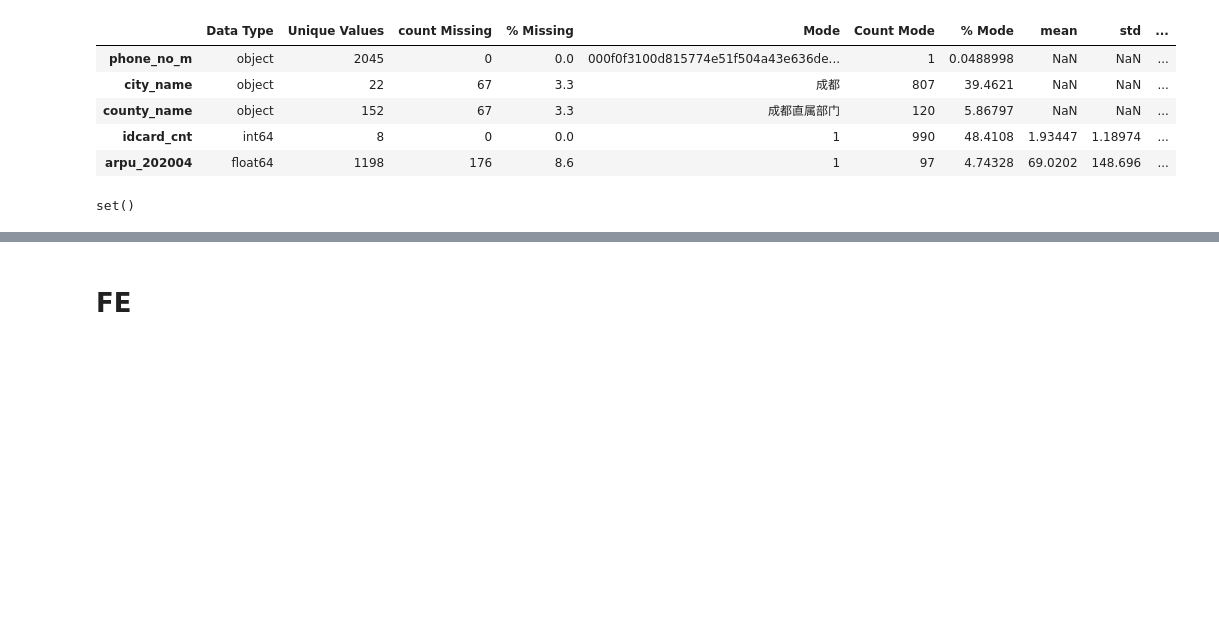
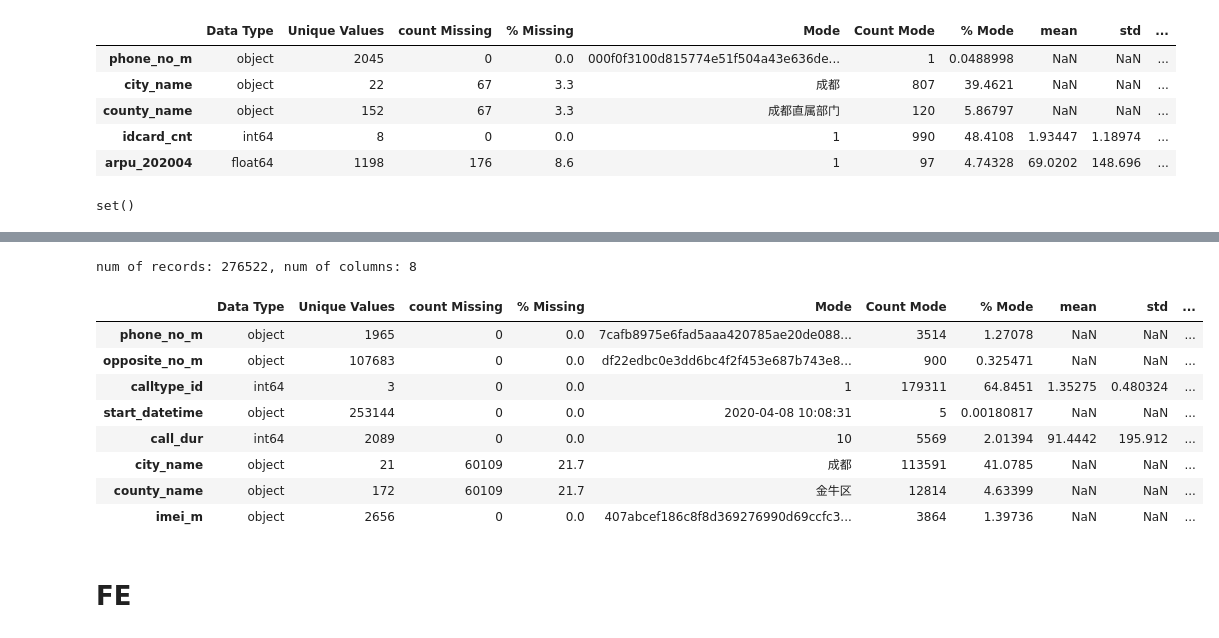
Before and after one commit to mayi140611/myappsexlib, a Jupyter notebook: a_0526_0710_sichuan_fraudtel_detection/0EDA.ipynb, the cells around one changed output, grey strips where cells are left out. Cells and saved outputs as stored; diff of their text form; code cells hidden in the pictures; blank space fills up the shorter version.

```diff
--- a/a_0526_0710_sichuan_fraudtel_detection/0EDA.ipynb
+++ b/a_0526_0710_sichuan_fraudtel_detection/0EDA.ipynb
@@ -284,0 +319,4 @@ set()
+# %%
+test_voc = pd.read_csv(os.path.join(args.DATA_DIR, 'test/test_voc.csv'))
+
+test_voc.head()
@@ -285,3 +330,16 @@ set()
+# %%
+describe(test_voc)
+# %% [output]
+num of records: 276522, num of columns: 8
+|  | Data Type | Unique Values | count Missing | % Missing | Mode | Count Mode | % Mode | mean | std | ... |
+| phone_no_m | object | 1965 | 0 | 0.0 | 7cafb8975e6fad5aaa420785ae20de088... | 3514 | 1.27078 | NaN | NaN | ... |
+| opposite_no_m | object | 107683 | 0 | 0.0 | df22edbc0e3dd6bc4f2f453e687b743e8... | 900 | 0.325471 | NaN | NaN | ... |
+| calltype_id | int64 | 3 | 0 | 0.0 | 1 | 179311 | 64.8451 | 1.35275 | 0.480324 | ... |
+| start_datetime | object | 253144 | 0 | 0.0 | 2020-04-08 10:08:31 | 5 | 0.00180817 | NaN | NaN | ... |
+| call_dur | int64 | 2089 | 0 | 0.0 | 10 | 5569 | 2.01394 | 91.4442 | 195.912 | ... |
+| city_name | object | 21 | 60109 | 21.7 | 成都 | 113591 | 41.0785 | NaN | NaN | ... |
+| county_name | object | 172 | 60109 | 21.7 | 金牛区 | 12814 | 4.63399 | NaN | NaN | ... |
+| imei_m | object | 2656 | 0 | 0.0 | 407abcef186c8f8d369276990d69ccfc3... | 3864 | 1.39736 | NaN | NaN | ... |
 # %% [markdown]
 # FE
 # %% [markdown]
```
Also changed, not shown: parts of 65 cells of this notebook, 1 other file.
